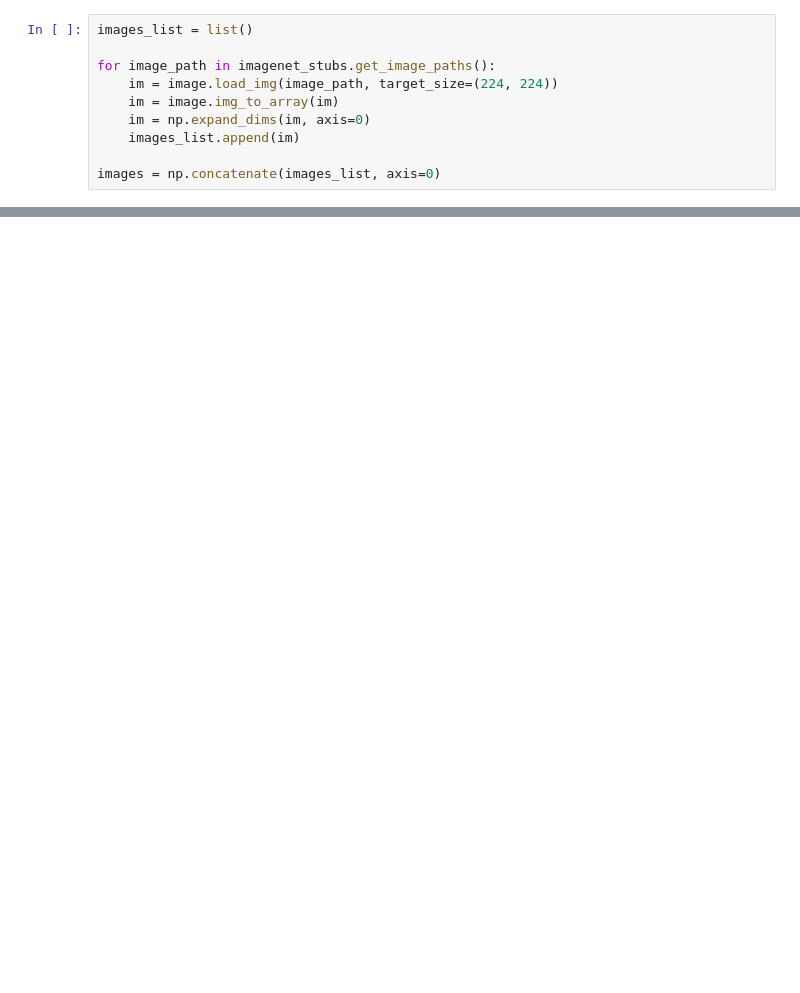
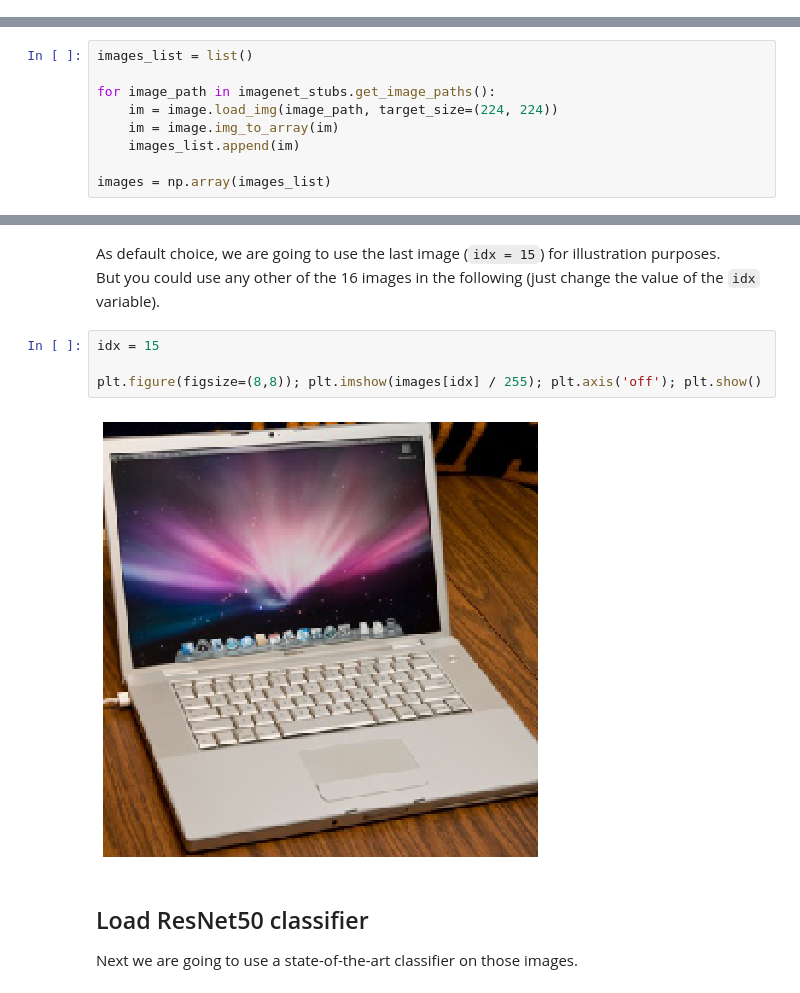
Before and after one commit to Trusted-AI/adversarial-robustness-toolbox, a Jupyter notebook: notebooks/attack_defence_imagenet.ipynb, the cells around one changed output, grey strips where cells are left out. Drawn from its saved outputs; the diff is of its cells as text; blank space fills up the shorter version.

Commit message:
refactor imagenet notebook

```diff
--- a/notebooks/attack_defence_imagenet.ipynb
+++ b/notebooks/attack_defence_imagenet.ipynb
@@ -49,10 +0,0 @@ classifier = KerasClassifier(clip_values=(0, 255), model=model, preprocessing=(m
-# %%
-images_list = list()
-
-for image_path in imagenet_stubs.get_image_paths():
-    im = image.load_img(image_path, target_size=(224, 224))
-    im = image.img_to_array(im)
-    im = np.expand_dims(im, axis=0)
-    images_list.append(im)
-
-images = np.concatenate(images_list, axis=0)
@@ -127,0 +54,9 @@ Prediction: plow, plough - confidence 0.68
+# %%
+images_list = list()
+
+for image_path in imagenet_stubs.get_image_paths():
+    im = image.load_img(image_path, target_size=(224, 224))
+    im = image.img_to_array(im)
+    images_list.append(im)
+
+images = np.array(images_list)
@@ -127,0 +73,13 @@ Prediction: plow, plough - confidence 0.68
+# %% [markdown]
+As default choice, we are going to use the last image (`idx = 15`) for illustration purposes. <br>
+But you could use any other of the 16 images in the following (just change the value of the `idx` variable).
+# %%
+idx = 15
+
+plt.figure(figsize=(8,8)); plt.imshow(images[idx] / 255); plt.axis('off'); plt.show()
+# %% [output]
+[figure, added]
+# %% [markdown]
+## Load ResNet50 classifier
+
+Next we are going to use a state-of-the-art classifier on those images.
```
Also changed, not shown: parts of 53 cells of this notebook.
